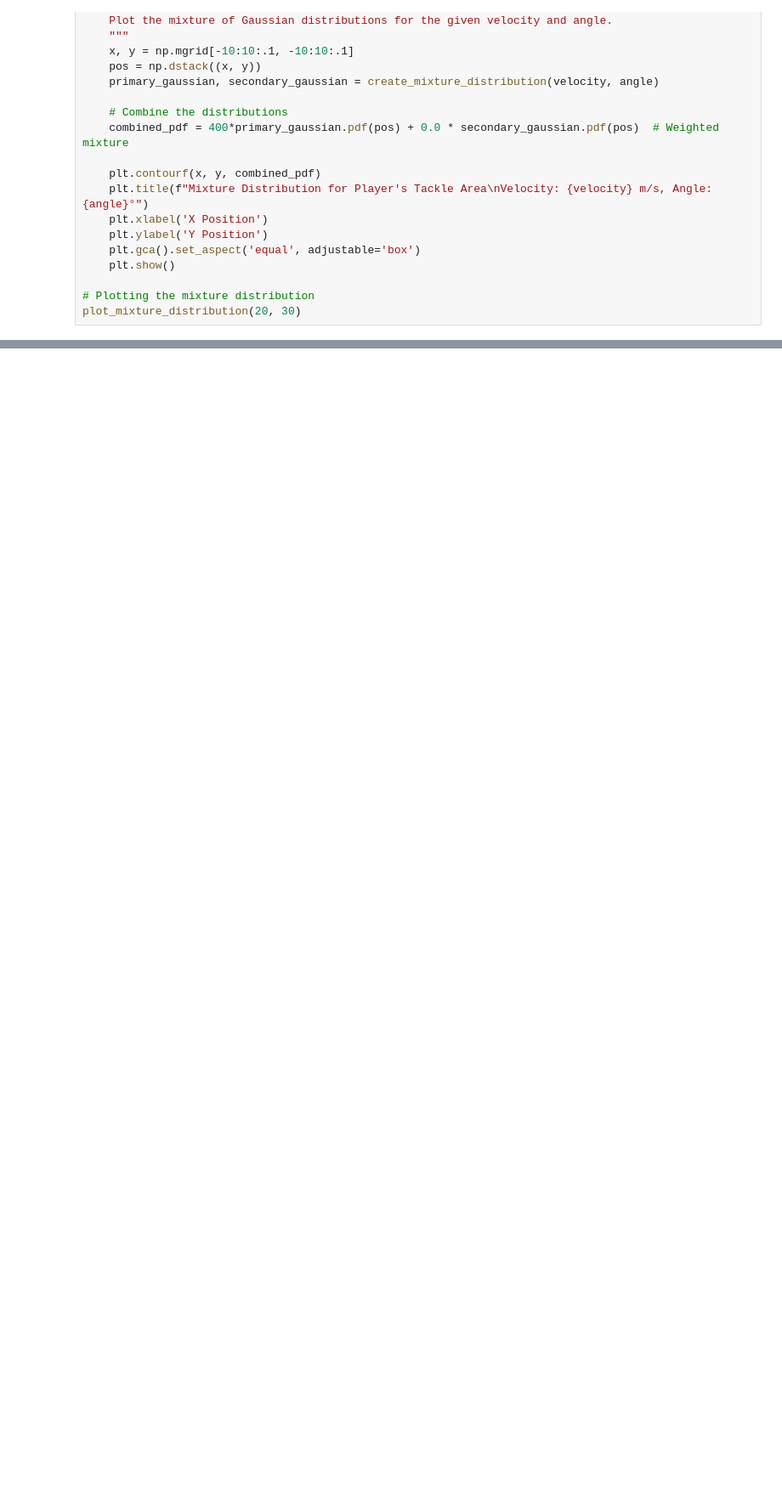
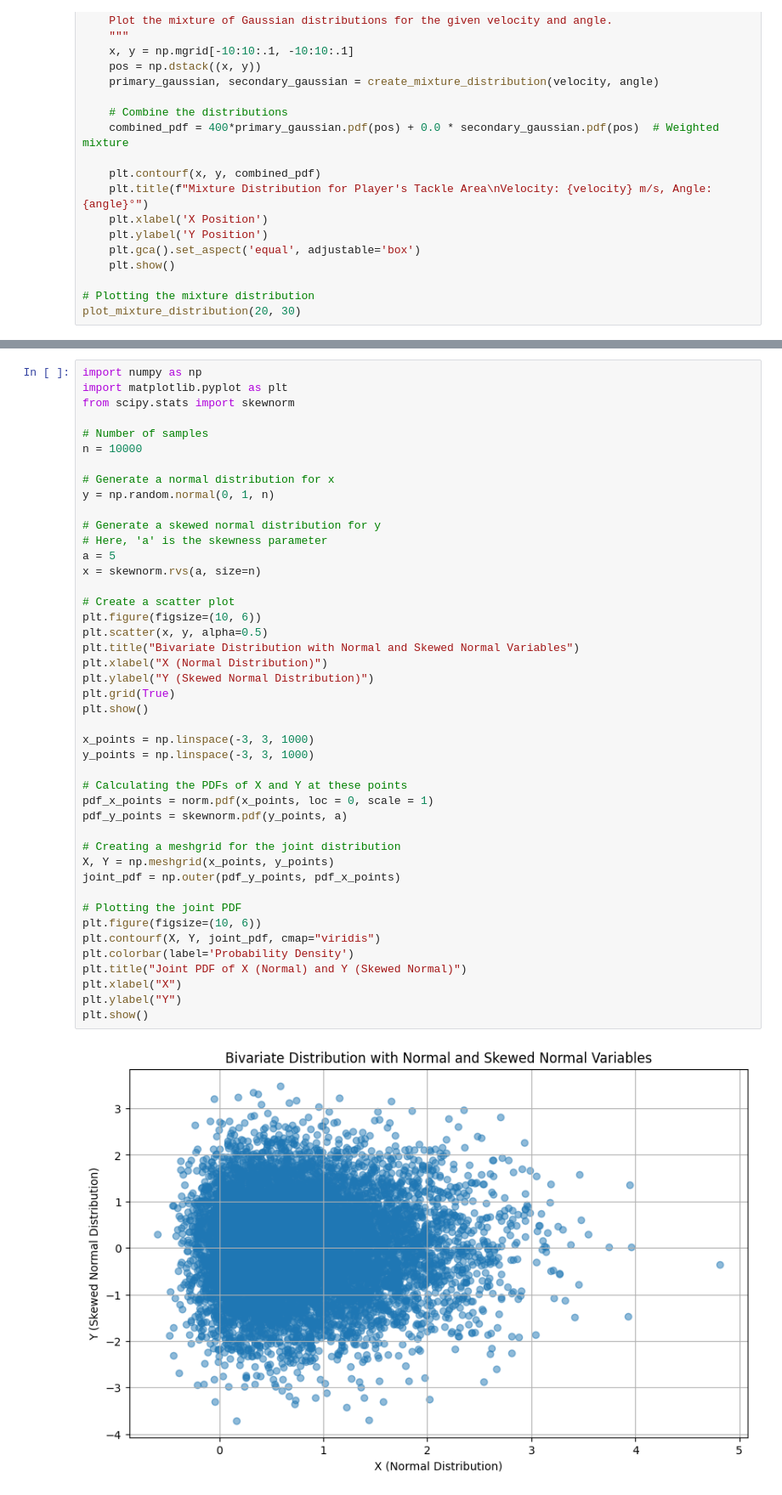
Before and after one commit to rudraravl/nfldatabowl2024, a Jupyter notebook: codemonkeynfl.ipynb, the cells around one changed output, grey strips where cells are left out. Shown at 85% size. Saved outputs shown, nothing was run; the diff lists cells and outputs as text; blank space fills up the shorter version.

```diff
--- a/codemonkeynfl.ipynb
+++ b/codemonkeynfl.ipynb
@@ -255,0 +373,46 @@ print(quartile_1, quartile_3)
+# %%
+import numpy as np
+import matplotlib.pyplot as plt
+from scipy.stats import skewnorm
+
+# Number of samples
+n = 10000
+
+# Generate a normal distribution for x
+y = np.random.normal(0, 1, n)
+
+# Generate a skewed normal distribution for y
+# Here, 'a' is the skewness parameter
+a = 5
+x = skewnorm.rvs(a, size=n)
+
+# Create a scatter plot
+plt.figure(figsize=(10, 6))
+plt.scatter(x, y, alpha=0.5)
+plt.title("Bivariate Distribution with Normal and Skewed Normal Variables")
+plt.xlabel("X (Normal Distribution)")
+plt.ylabel("Y (Skewed Normal Distribution)")
+plt.grid(True)
+plt.show()
+
+x_points = np.linspace(-3, 3, 1000)
+y_points = np.linspace(-3, 3, 1000)
+
+# Calculating the PDFs of X and Y at these points
+pdf_x_points = norm.pdf(x_points, loc = 0, scale = 1)
+pdf_y_points = skewnorm.pdf(y_points, a)
+
+# Creating a meshgrid for the joint distribution
+X, Y = np.meshgrid(x_points, y_points)
+joint_pdf = np.outer(pdf_y_points, pdf_x_points)
+
+# Plotting the joint PDF
+plt.figure(figsize=(10, 6))
+plt.contourf(X, Y, joint_pdf, cmap="viridis")
+plt.colorbar(label='Probability Density')
+plt.title("Joint PDF of X (Normal) and Y (Skewed Normal)")
+plt.xlabel("X")
+plt.ylabel("Y")
+plt.show()
+# %% [output]
+[figure, added]
```
Also changed, not shown: parts of 10 cells of this notebook.
